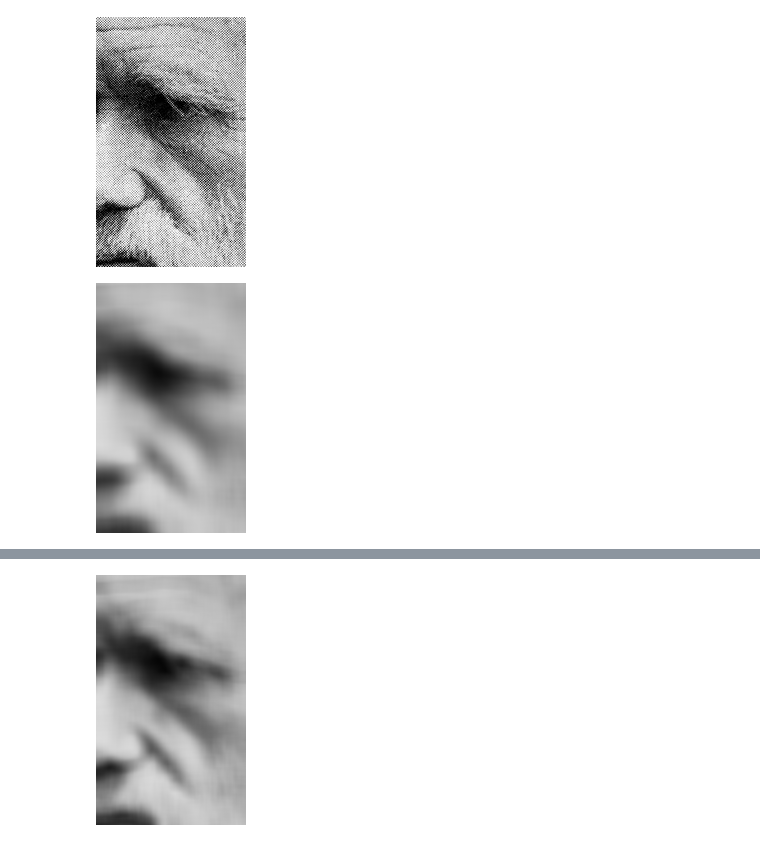
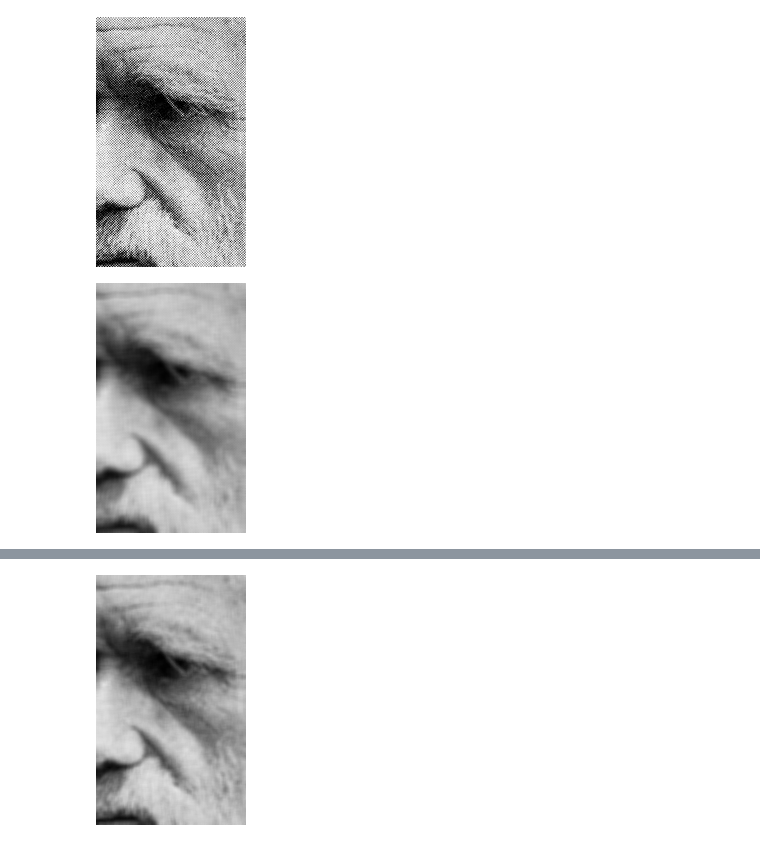
Before and after one commit to mivt18/02blur, a Jupyter notebook: 02blur.ipynb, the cells around one changed output, grey strips where cells are left out. Saved outputs shown, nothing was run; the diff lists cells and outputs as text; code cells hidden in the pictures.

```diff
--- a/02blur.ipynb
+++ b/02blur.ipynb
@@ -3,7 +7,7 @@ from PIL import Image
 from math import pi, log, exp
 import numpy as np
 
-img = Image.open('darwin.png')
+img = Image.open('darwin.jpg')
 img.load()
 
 print(img.size)
@@ -45,9 +51,9 @@ def blur_py(img, r):
             b[i,j] = s / n
     return Image.fromarray(b)
 # %%
-blur_py(pic, 10)
+blur_py(pic, 3)
 # %% [output]
-[figure, old version]
+[figure, new version]
 # %%
 def blur_np(img, r):
     w, h = img.size
```
Also changed, not shown: parts of 13 cells of this notebook, 3 other files.
